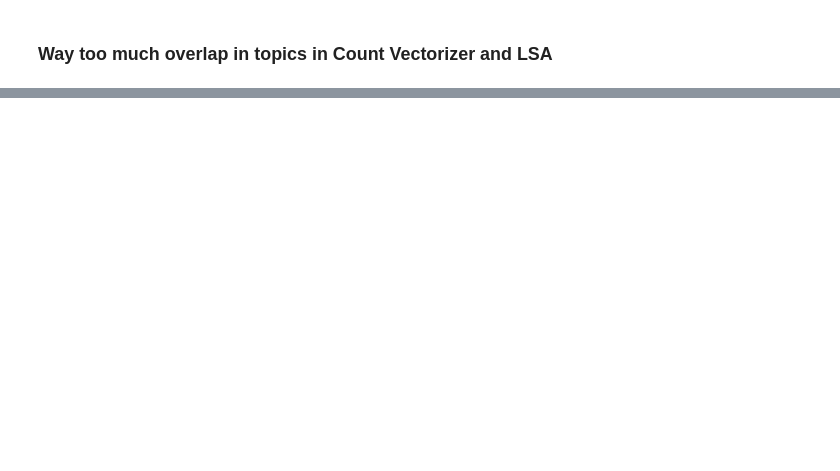
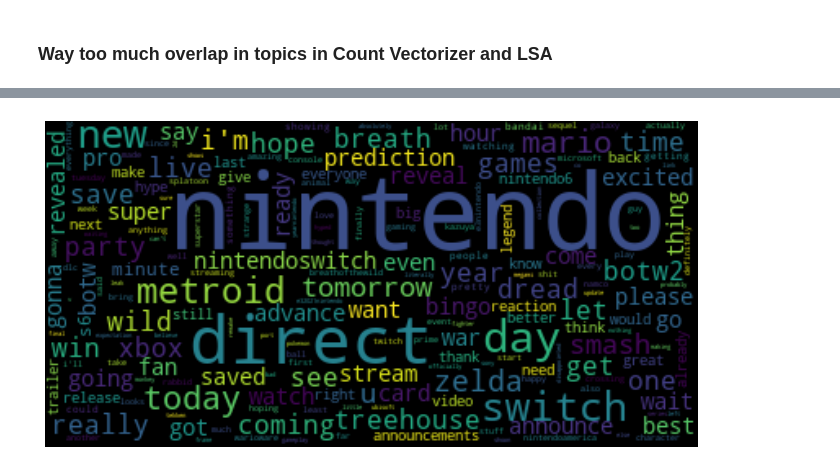
Before and after one commit to phillrich13/NLP-Unsupervised-Learning, a Jupyter notebook: Topic Modeling.ipynb, the cells around one changed output, grey strips where cells are left out. Saved outputs shown, nothing was run; the diff lists cells and outputs as text; code cells hidden in the pictures; blank space fills up the shorter version.

```diff
--- a/Topic Modeling.ipynb
+++ b/Topic Modeling.ipynb
@@ -293,0 +365,15 @@ array([[ 1.02693707, -0.23733615, -0.09642393, ...,  0.00334322,
+# %%
+stopwords_nin = stopwords
+stopwords_nin.append('DirectNintendo')
+stopwords_nin.append('nintendonintendo')
+
+wordcloud = WordCloud(collocations = False, stopwords = stopwords_nin).generate(''.join(nin_pre.Tweet.str.replace('nintendonintendo', 'nintendo')))
+
+
+#Display the generated image:
+plt.figure(figsize = (12,6))
+plt.imshow(wordcloud, interpolation='bilinear')
+plt.axis("off")
+plt.savefig("/Users/philliprichardson/Metis/Module 5/nintendo pre e3",bbox_inches='tight')
+# %% [output]
+[figure, added]
```
Also changed, not shown: parts of 23 cells of this notebook.
